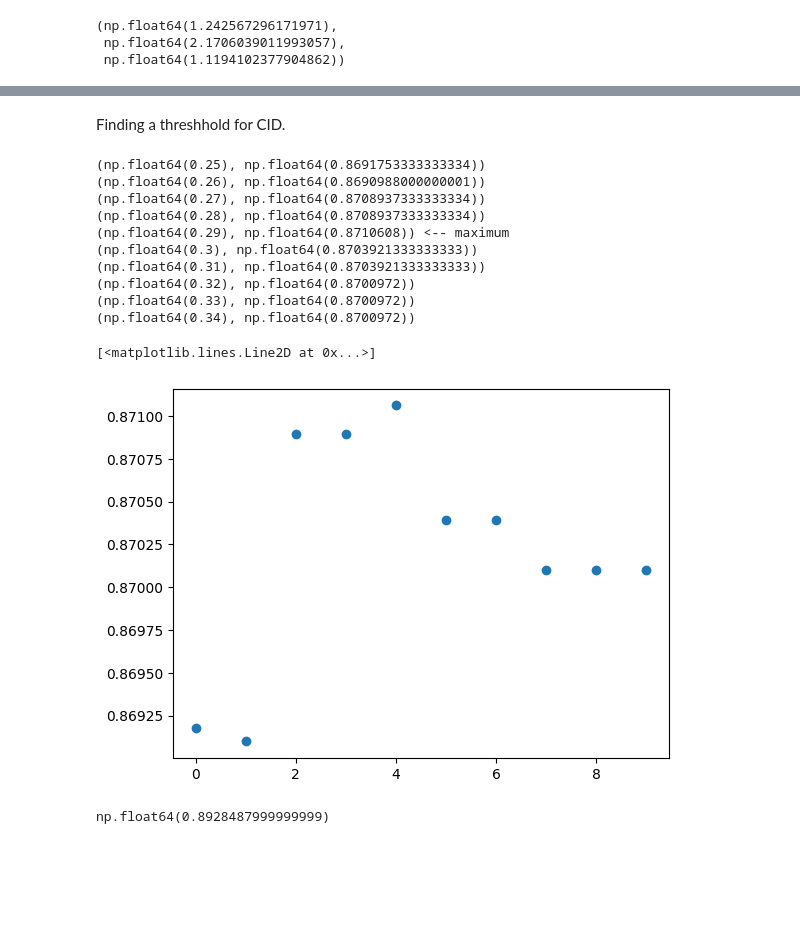
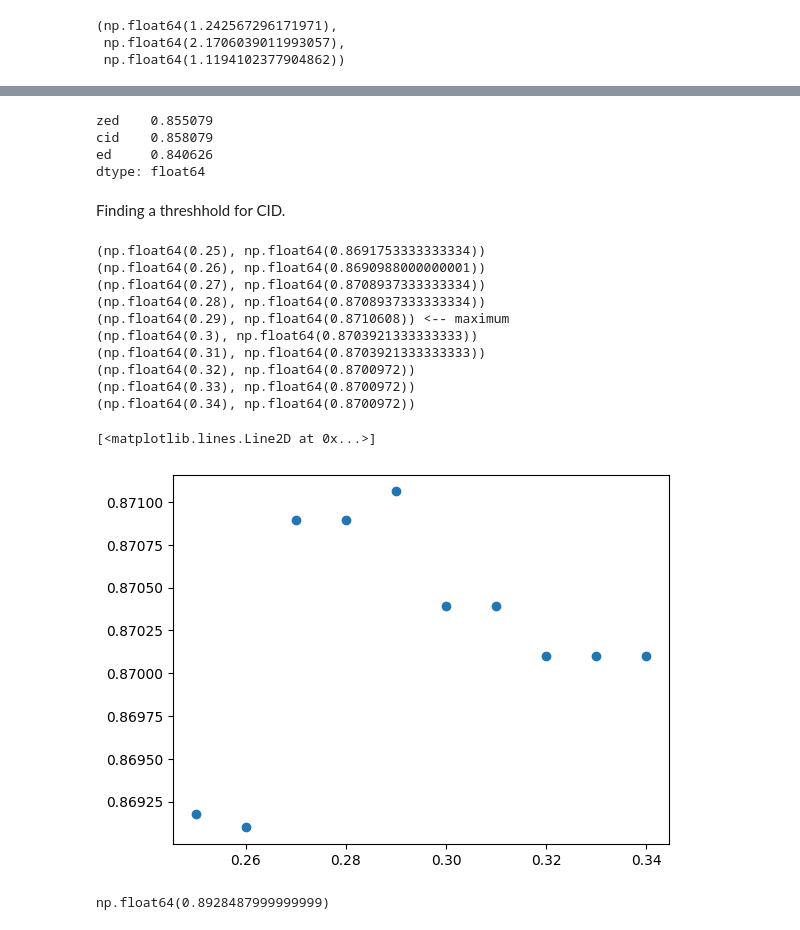
Before and after one commit to JaasperK/oracle, a Jupyter notebook: notebooks/oracle.ipynb, the cells around one changed output, grey strips where cells are left out. Cells and saved outputs as stored; diff of their text form; code cells hidden in the pictures; blank space fills up the shorter version.

```diff
--- a/notebooks/oracle.ipynb
+++ b/notebooks/oracle.ipynb
@@ -310,6 +308,7 @@ plot_mean_std_of_series(37)
 Based on the mean and the standard deviation of each window, we want to find a decision boundary.
 # %%
 def evaluate_picks(picks):
+    assert len(picks) == len(tssb_dataset_names)
     scores = []
     for idx, d in enumerate(picks):
         if d == "zed":
@@ -330,7 +329,7 @@ np.float64(0.8550785333333334)
 # %%
 from scipy.stats import skew, kurtosis
 # %%
-def mean_std_spread(dataset, w_size):
+def mean_std_skew_kurt_spread(dataset, w_size):
     ts = time_series(dataset)
     mu  = np.mean(ts)
     std = np.std(ts)
@@ -349,7 +348,7 @@ def mean_std_spread(dataset, w_size):
 
     return np.std(means), np.std(stds), np.std(sks), np.std(kurts)
 
-mean_std_spread("Adiac", 10)
+mean_std_skew_kurt_spread("Adiac", 10)
 # %% [output]
 (np.float64(0.6885175826364351),
  np.float64(0.20144750146579174),
@@ -371,7 +370,7 @@ def spread_dataframe():
     kurt_spreads = []
     for dataset in tssb_dataset_names:
         w_size = window_size(dataset)
-        mu_spread, o_spread, skew_spread, kurt_spread = mean_std_spread(dataset, w_size)
+        mu_spread, o_spread, skew_spread, kurt_spread = mean_std_skew_kurt_spread(dataset, w_size)
         mu_spreads.append(mu_spread)
         o_spreads.append(o_spread)
         skew_spreads.append(skew_spread)
@@ -459,25 +445,0 @@ np.float64(0.8406263999999999)
-# %%
-def pick_dist_measures():
-    CID_MU_THREHSHOLD = 0.29
-
-    th_cov_scores = []
-    th_range = np.arange(0.0, 1.0, 0.1)
-
-    for threshhold in th_range:
-        picks = []
-        for idx, (dataset, std_mu, std_o, std_skew, std_kurt, dm) in spread.iterrows():
-            if std_mu <= CID_MU_THREHSHOLD:
-                picks.append("cid")
-            else:
-                if std_o <= threshhold:
-                    picks.append("zed")
-                else:
-                    picks.append("ed")
-        cov = evaluate_picks(picks)
-        th_cov_scores.append(cov)
-
-        plt.plot(th_cov_scores, "o")
-    print("max: ", np.max(th_cov_scores), " for ", th_range[np.argmax(th_cov_scores)])
-    return picks
-
-picks = pick_dist_measures()
@@ -507,37 +446,44 @@ picks
+# %%
+dataset_scores[["zed", "cid", "ed"]].mean()
+# %% [output]
+zed    0.855079
+cid    0.858079
+ed     0.840626
+dtype: float64
 # %% [markdown]
 Finding a threshhold for CID.
 # %%
 threshhold_covering_scores = []
 r = np.arange(0.25, 0.35, 0.01)
 for mu_threshhold in r:
     picks = []
     for idx, (dataset, std_mu, std_o, std_skew, std_kurt, dm) in spread.iterrows():
         if std_mu <= mu_threshhold:
             picks.append("cid")
         else:
             picks.append("zed")
     cov = evaluate_picks(picks)
     threshhold_covering_scores.append(cov)
 
 for e in zip(np.round(r, 2), threshhold_covering_scores):
     if e[1] == np.max(threshhold_covering_scores):
         print(e, "<-- maximum")
     else:
         print(e)
-plt.plot(threshhold_covering_scores, "o")
+plt.plot(r, threshhold_covering_scores, "o")
 # %% [output]
 (np.float64(0.25), np.float64(0.8691753333333334))
 (np.float64(0.26), np.float64(0.8690988000000001))
 (np.float64(0.27), np.float64(0.8708937333333334))
 (np.float64(0.28), np.float64(0.8708937333333334))
 (np.float64(0.29), np.float64(0.8710608)) <-- maximum
 (np.float64(0.3), np.float64(0.8703921333333333))
 (np.float64(0.31), np.float64(0.8703921333333333))
 (np.float64(0.32), np.float64(0.8700972))
 (np.float64(0.33), np.float64(0.8700972))
 (np.float64(0.34), np.float64(0.8700972))
 [<matplotlib.lines.Line2D at 0x...>]
-[figure, old version]
+[figure, new version]
 # %%
 optimum.mean()
 # %% [output]
```
Also changed, not shown: parts of 58 cells of this notebook.
